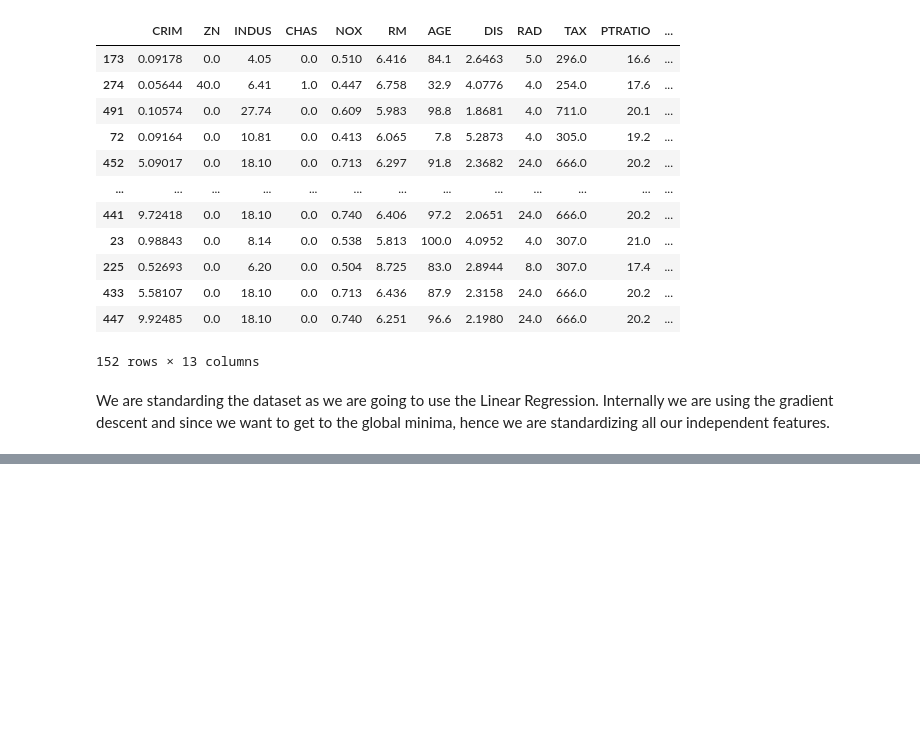
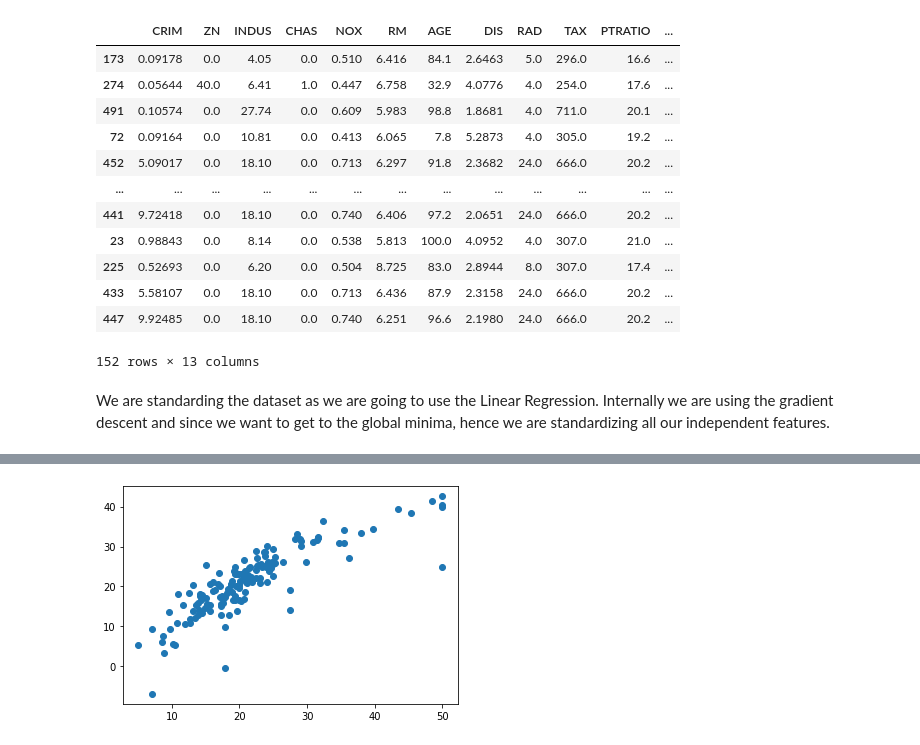
Before and after one commit to SiddheshCodeMaster/boston-housing-price-prediction-using-ML-, a Jupyter notebook: boston_housing_price_prediction.ipynb, the cells around one changed output, grey strips where cells are left out. Cells and saved outputs as stored; diff of their text form; code cells hidden in the pictures; blank space fills up the shorter version.

```diff
--- a/boston_housing_price_prediction.ipynb
+++ b/boston_housing_price_prediction.ipynb
@@ -313,0 +350,4 @@ We are standarding the dataset as we are going to use the Linear Regression. Int
+# %%
+regression = LinearRegression()
+# %%
+regression.fit(X_train, y_train)
@@ -313,0 +380,2 @@ We are standarding the dataset as we are going to use the Linear Regression. Int
+# %%
+reg_pred = regression.predict(X_test)
@@ -313,0 +402,6 @@ We are standarding the dataset as we are going to use the Linear Regression. Int
+# %%
+# Plotting a scatter plot for the prediction:
+plt.scatter(y_test, reg_pred)
+plt.show()
+# %% [output]
+[figure, added]
```
Also changed, not shown: parts of 28 cells of this notebook, 3 other files.
